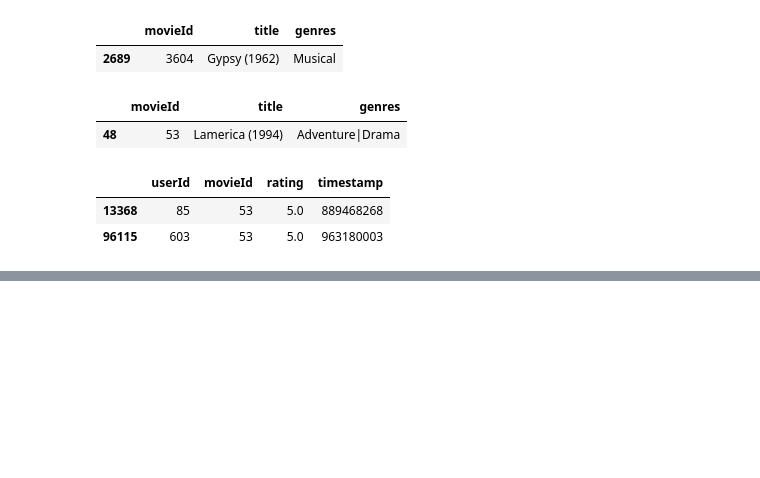
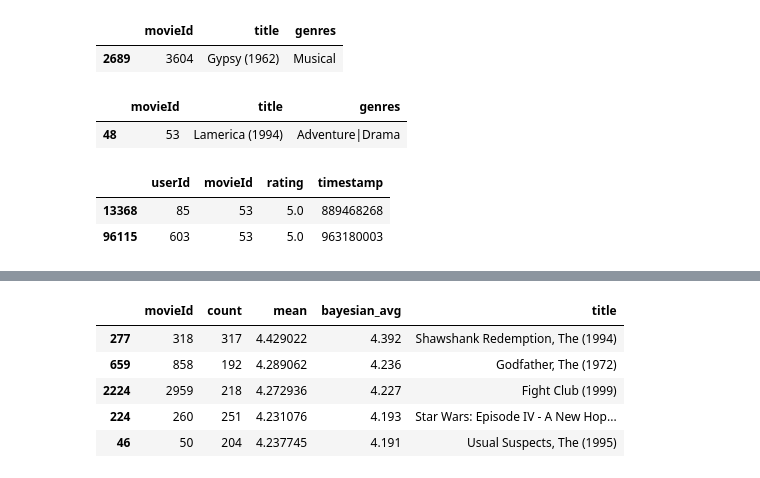
Before and after one commit to Digital-Physics/movie_recommender, a Jupyter notebook: recommender.ipynb, the cells around one changed output, grey strips where cells are left out. Drawn from its saved outputs; the diff is of its cells as text; code cells hidden in the pictures; blank space fills up the shorter version.

```diff
--- a/recommender.ipynb
+++ b/recommender.ipynb
@@ -86,0 +109,10 @@ Lamerica may be the "highest" rated movie, but it only has 2 ratings. A better a
+# %%
+C = movie_stats['count'].mean()
+m = movie_stats['mean'].mean()
+
+print(f"Average number of ratings for a given movie: {C:.2f}")
+print(f"Average rating for a given movie: {m:.2f}")
+
+def bayesian_avg(ratings: pd.Series) -> float:
+    bayesian_avg = (C*m+ratings.sum())/(C+ratings.count())
+    return round(bayesian_avg, 3)
@@ -86,0 +129,9 @@ Lamerica may be the "highest" rated movie, but it only has 2 ratings. A better a
+# %%
+#Let's now apply bayesian_avg to all movies in our dataset.
+# Our bayesian function takes in a pandas data series and returns a float or int, just like mean and count
+ # reset_index() in this new table does just that. it resets the tables index after groupby results scrambled them
+# the index in the table is a row identifier.
+
+bayesian_avg_ratings = ratings.groupby('movieId')['rating'].agg(bayesian_avg).reset_index()
+bayesian_avg_ratings.columns = ['movieId', 'bayesian_avg'] # we want to call our new column "bayesian_avg", not "rating" now
+movie_stats = movie_stats.merge(bayesian_avg_ratings, on='movieId')
@@ -86,0 +147,12 @@ Lamerica may be the "highest" rated movie, but it only has 2 ratings. A better a
+# %%
+movie_stats = movie_stats.merge(movies[['movieId', 'title']]) # inner join on movieId, bringing over title, but not including genre
+movie_stats.sort_values('bayesian_avg', ascending=False).head()
+
+# notice that lamerica is no longer at the top... Bayesian average brought it down because it only had 2 samples/reviews
+# %% [output]
+|  | movieId | count | mean | bayesian_avg | title |
+| 277 | 318 | 317 | 4.429022 | 4.392 | Shawshank Redemption, The (1994) |
+| 659 | 858 | 192 | 4.289062 | 4.236 | Godfather, The (1972) |
+| 2224 | 2959 | 218 | 4.272936 | 4.227 | Fight Club (1999) |
+| 224 | 260 | 251 | 4.231076 | 4.193 | Star Wars: Episode IV - A New Hop... |
+| 46 | 50 | 204 | 4.237745 | 4.191 | Usual Suspects, The (1995) |
```
Also changed, not shown: parts of 16 cells of this notebook, 2 other files.
